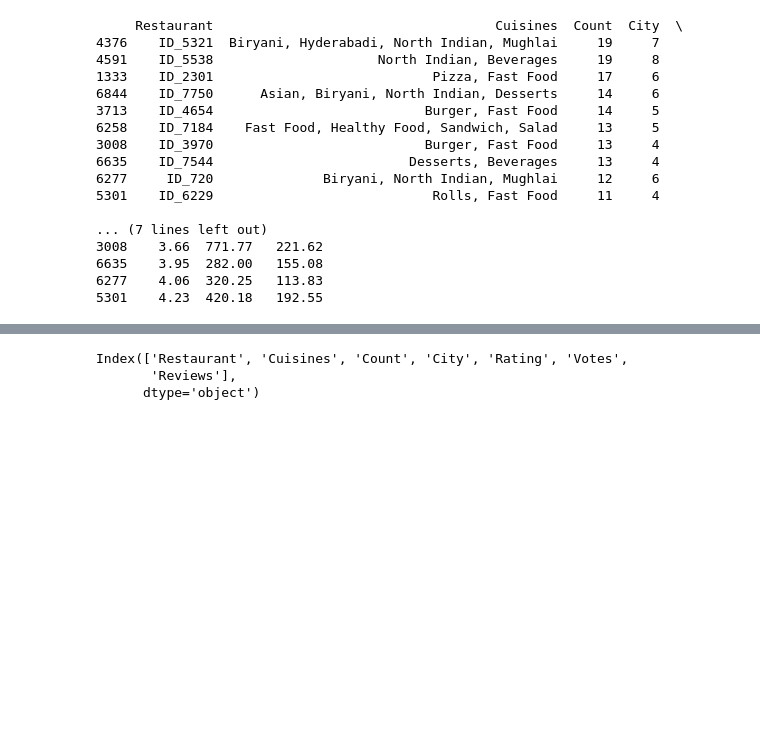
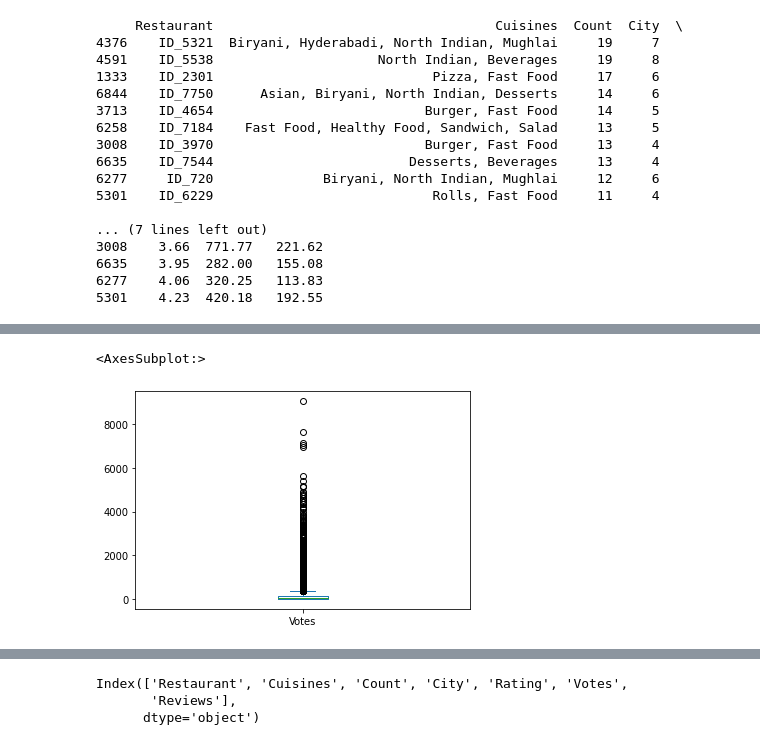
Before and after one commit to sreedevigattu/vizfood, a Jupyter notebook: food.ipynb, the cells around one changed output, grey strips where cells are left out. Drawn from its saved outputs; the diff is of its cells as text; code cells hidden in the pictures; blank space fills up the shorter version.

```diff
--- a/food.ipynb
+++ b/food.ipynb
@@ -294,0 +329,5 @@ print(food_restaurant_1.sort_values(by='Count', ascending=False)[:10])
+# %%
+food_restaurant_1[['Votes']].plot.box()
+# %% [output]
+<AxesSubplot:>
+[figure, added]
```
Also changed, not shown: parts of 34 cells of this notebook.
